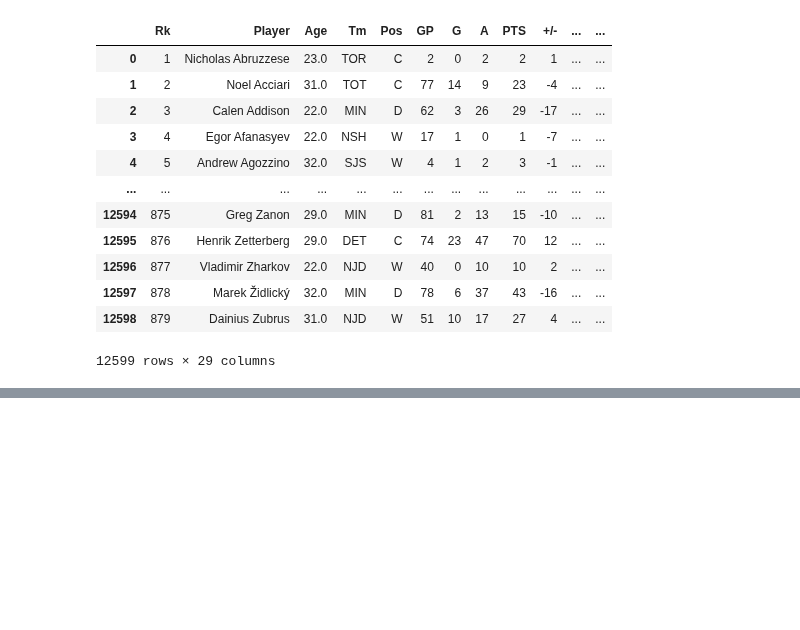
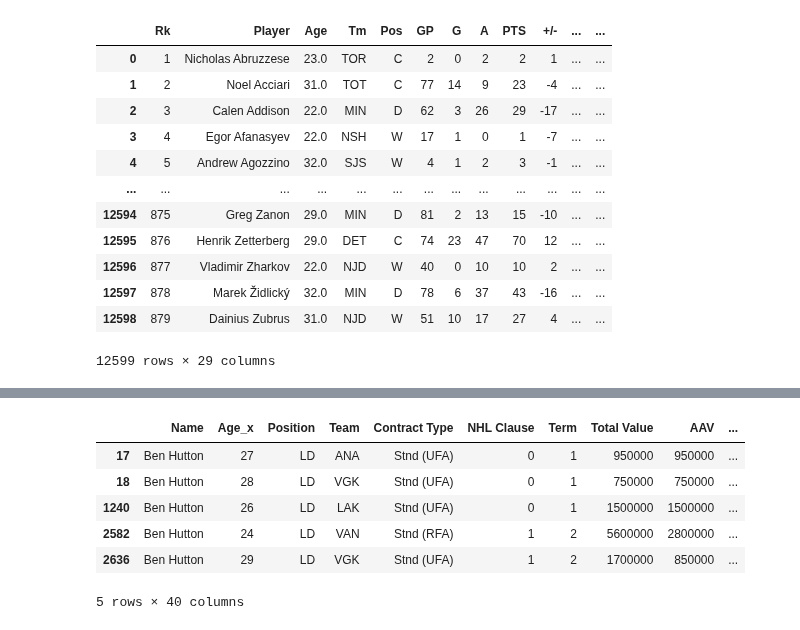
Before and after one commit to lukekerwin/DS-320_Project, a Jupyter notebook: Combined Contract and Player Data/Brian_Combined.ipynb, the cells around one changed output, grey strips where cells are left out. Drawn from its saved outputs; the diff is of its cells as text; code cells hidden in the pictures; blank space fills up the shorter version.

```diff
--- a/Combined Contract and Player Data/Brian_Combined.ipynb
+++ b/Combined Contract and Player Data/Brian_Combined.ipynb
@@ -40,0 +82,10 @@ Contracts
+# %%
+df[df['Name'] == 'Ben Hutton']
+# %% [output]
+|  | Name | Age_x | Position | Team | Contract Type | NHL Clause | Term | Total Value | AAV | ... |
+| 17 | Ben Hutton | 27 | LD | ANA | Stnd (UFA) | 0 | 1 | 950000 | 950000 | ... |
+| 18 | Ben Hutton | 28 | LD | VGK | Stnd (UFA) | 0 | 1 | 750000 | 750000 | ... |
+| 1240 | Ben Hutton | 26 | LD | LAK | Stnd (UFA) | 0 | 1 | 1500000 | 1500000 | ... |
+| 2582 | Ben Hutton | 24 | LD | VAN | Stnd (RFA) | 1 | 2 | 5600000 | 2800000 | ... |
+| 2636 | Ben Hutton | 29 | LD | VGK | Stnd (UFA) | 1 | 2 | 1700000 | 850000 | ... |
+5 rows × 40 columns
```
Also changed, not shown: parts of 8 cells of this notebook.
